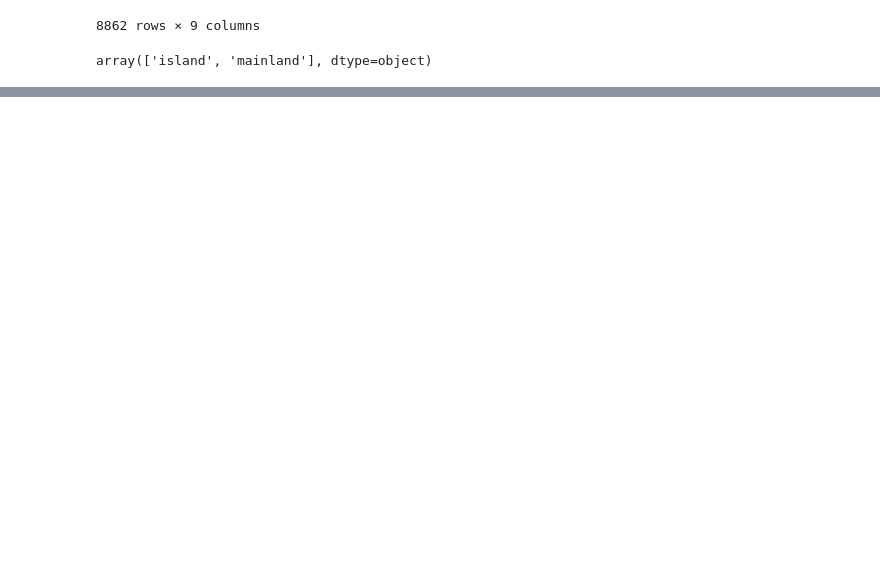
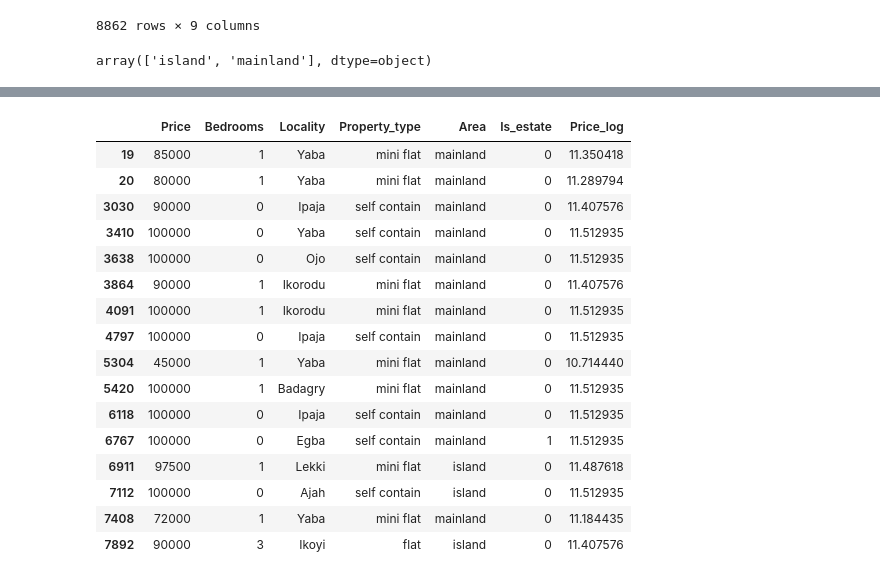
Before and after one commit to DavidOdavid333/lagos-housing-price-prediction-project, a Jupyter notebook: DataCleaningnPreparation.ipynb, the cells around one changed output, grey strips where cells are left out. Drawn from its saved outputs; the diff is of its cells as text; code cells hidden in the pictures; blank space fills up the shorter version.

```diff
--- a/DataCleaningnPreparation.ipynb
+++ b/DataCleaningnPreparation.ipynb
@@ -952,3 +576,0 @@ df.iloc[1959,2]
-# %%
-df['bedrooms'] = df['bedrooms'].replace('1', 'ikoyi')
-df.iloc[df.iloc[1959,3]1959]
@@ -1199,29 +576,0 @@ df['House_type'].value_counts()
-# %%
-# Normalize text
-df['Property_name_clean'] = df['Property_name'].str.lower()
-
-# Function to classify property type
-def get_property_type(text):
-    if pd.isna(text):
-        return None
-
-    if 'mini flat Flat' in text:
-        return 'mini flat'
-    elif 'flat apartment' in text or 'flat' in text:
-        return 'flat apartment'
-    elif 'duplex' in text:
-        return 'duplex'
-    elif 'bungalow' in text:
-        return 'bungalow'
-    elif 'office space' in text:
-        return 'office space'
-    elif 'shop' in text:
-        return 'shop'
-    elif 'warehouse' in text:
-        return 'warehouse'
-    else:
-        return 'other'
-
-# Apply function
-df['Property_type'] = df['Property_name_clean'].apply(get_property_type)
-df
@@ -1285,0 +597,24 @@ filtered_df
+# %%
+# In the unique value of 'Price', there are prices that cant be trusted are high chances of data input error which are #500,#800,#8000.
+# infact value less than #50000 should be considered as data input error
+
+# inspect them
+df[df['Price'] <= 80000]
+# %% [output]
+|  | Price | Bedrooms | Locality | Property_type | Area | Is_estate | Price_log |
+| 19 | 85000 | 1 | Yaba | mini flat | mainland | 0 | 11.350418 |
+| 20 | 80000 | 1 | Yaba | mini flat | mainland | 0 | 11.289794 |
+| 3030 | 90000 | 0 | Ipaja | self contain | mainland | 0 | 11.407576 |
+| 3410 | 100000 | 0 | Yaba | self contain | mainland | 0 | 11.512935 |
+| 3638 | 100000 | 0 | Ojo | self contain | mainland | 0 | 11.512935 |
+| 3864 | 90000 | 1 | Ikorodu | mini flat | mainland | 0 | 11.407576 |
+| 4091 | 100000 | 1 | Ikorodu | mini flat | mainland | 0 | 11.512935 |
+| 4797 | 100000 | 0 | Ipaja | self contain | mainland | 0 | 11.512935 |
+| 5304 | 45000 | 1 | Yaba | mini flat | mainland | 0 | 10.714440 |
+| 5420 | 100000 | 1 | Badagry | mini flat | mainland | 0 | 11.512935 |
+| 6118 | 100000 | 0 | Ipaja | self contain | mainland | 0 | 11.512935 |
+| 6767 | 100000 | 0 | Egba | self contain | mainland | 1 | 11.512935 |
+| 6911 | 97500 | 1 | Lekki | mini flat | island | 0 | 11.487618 |
+| 7112 | 100000 | 0 | Ajah | self contain | island | 0 | 11.512935 |
+| 7408 | 72000 | 1 | Yaba | mini flat | mainland | 0 | 11.184435 |
+| 7892 | 90000 | 3 | Ikoyi | flat | island | 0 | 11.407576 |
```
Also changed, not shown: parts of 117 cells of this notebook, 2 other files.
